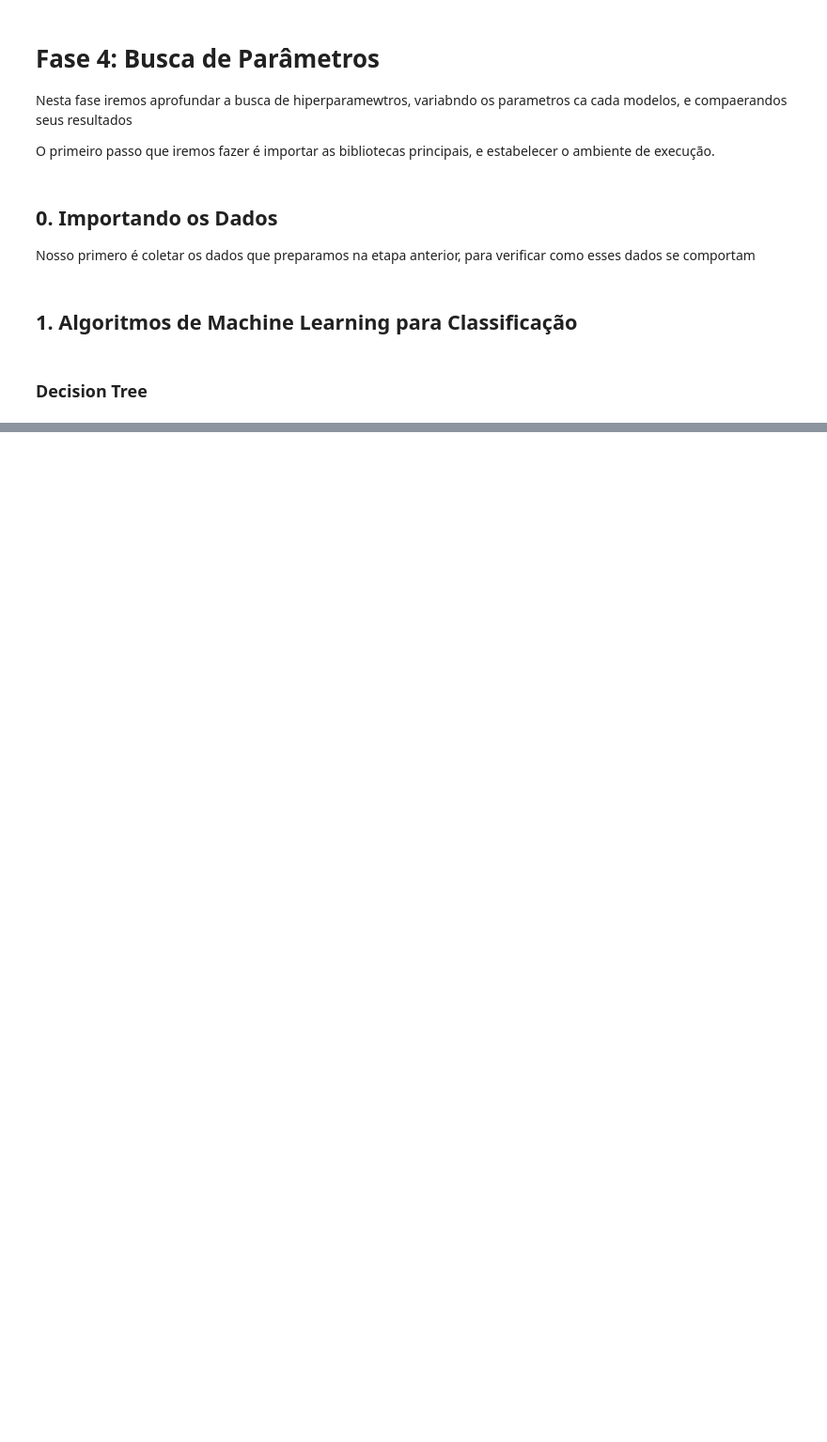
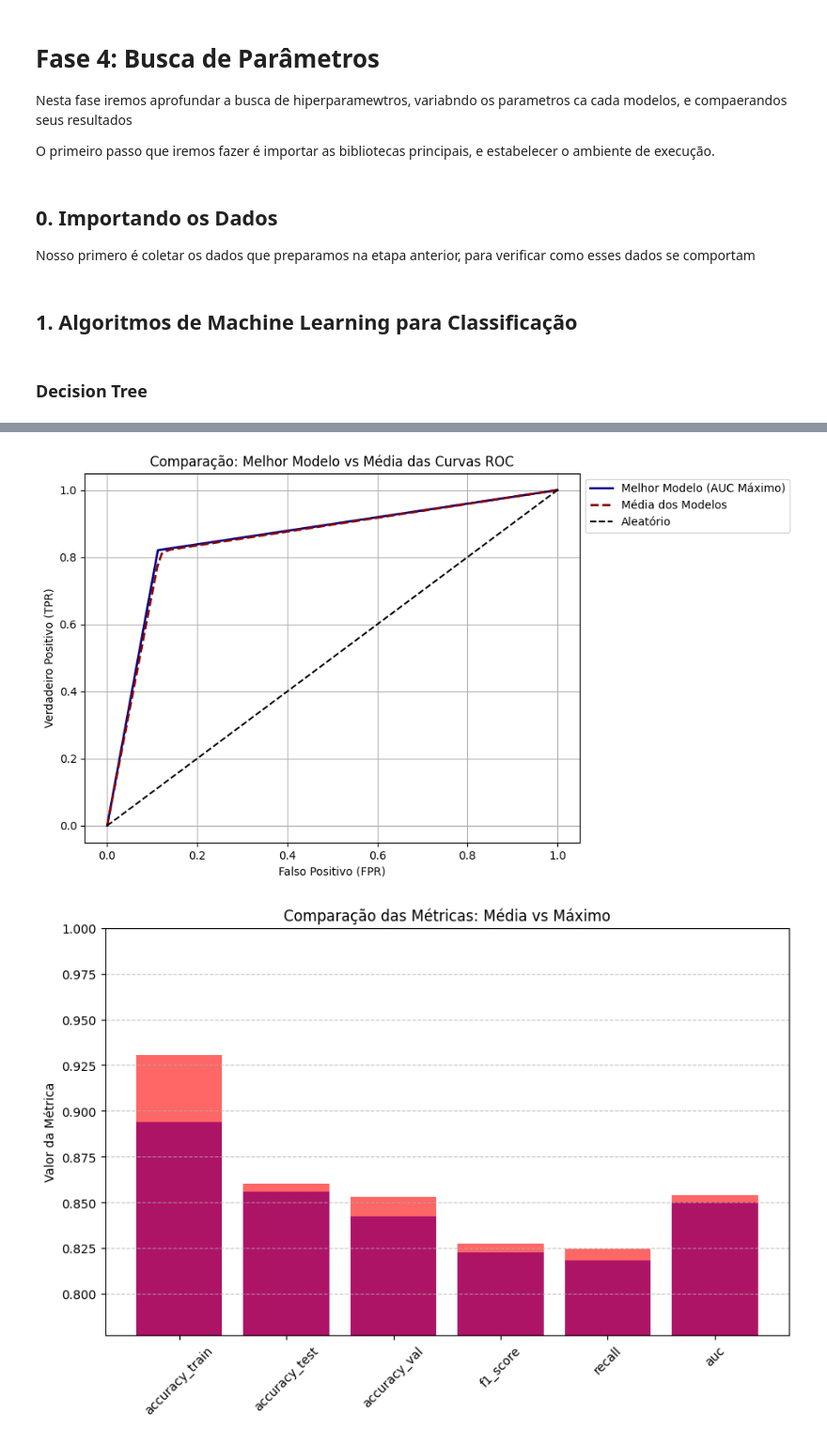
Before and after one commit to GuilhermeMaciel75/SI5-ELEC2, a Jupyter notebook: notebooks/04-Variacao_Parametrica/decision_tree.ipynb, the cells around one changed output, grey strips where cells are left out. Shown at 94% size. Cells and saved outputs as stored; diff of their text form; code cells hidden in the pictures; blank space fills up the shorter version.

Commit message:
update search_params

```diff
--- a/notebooks/04-Variacao_Parametrica/decision_tree.ipynb
+++ b/notebooks/04-Variacao_Parametrica/decision_tree.ipynb
@@ -168,0 +62,6 @@ plt.show()
+# %%
+result, model, cv, loss, all_cv = runner.search_paramsv2(dt, param_distributions_dt, 'decision_tree',
+                              [X_train, Y_train, X_val, Y_val, X_test, Y_test], n_iter=100)
+
+df=pd.DataFrame((result.values()))
+df
@@ -168,0 +86,13 @@ plt.show()
+# %%
+from IPython.display import display, Markdown
+
+plots.show_best_roc(df)
+plots.show_bar_metrics2(df)
+plots.show_confusion_matrix(model, X_test, Y_test)
+plots.show_metrics_comparison_line_plot(df)
+plots.plot_cv_performance(cv, "Desempenho do Melhor Modelo na Cross Validation")
+plots.plot_cv_performance(all_cv, "Desempenho Médio dos Modelos Selecionados na Cross Validation")
+display(Markdown(util.generate_markdown_report(model, result.values())))
+# %% [output]
+[figure, added]
+[figure, added]
```
Also changed, not shown: parts of 12 cells of this notebook, 4 other files.
